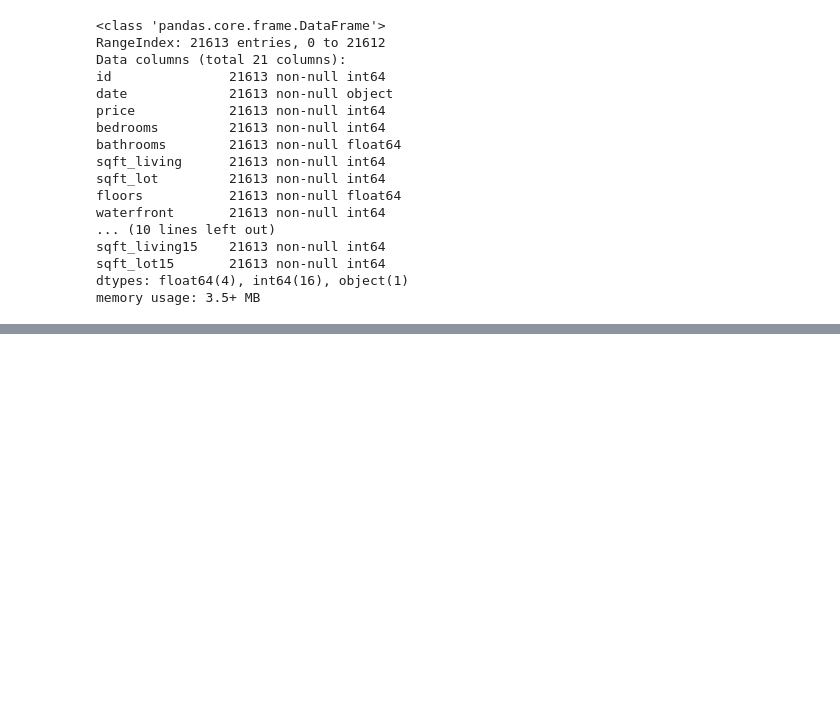
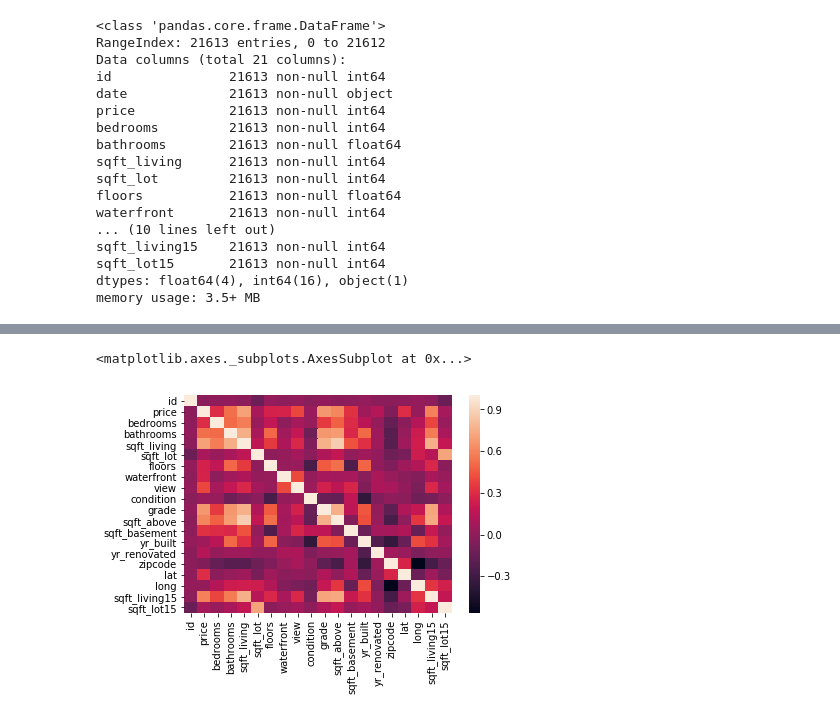
Before and after one commit to hagios2/House-Price-Prediction, a Jupyter notebook: Untitled.ipynb, the cells around one changed output, grey strips where cells are left out. Cells and saved outputs as stored; diff of their text form; code cells hidden in the pictures; blank space fills up the shorter version.

```diff
--- a/Untitled.ipynb
+++ b/Untitled.ipynb
@@ -62,0 +83,5 @@ house.
+# %%
+sns.heatmap(house.corr())
+# %% [output]
+<matplotlib.axes._subplots.AxesSubplot at 0x...>
+[figure, added]
```
Also changed, not shown: parts of 6 cells of this notebook.
